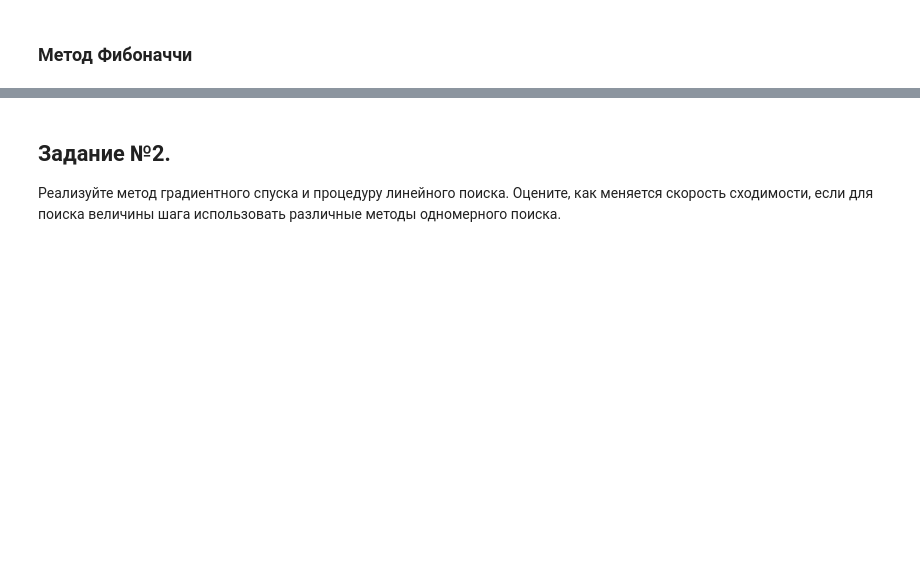
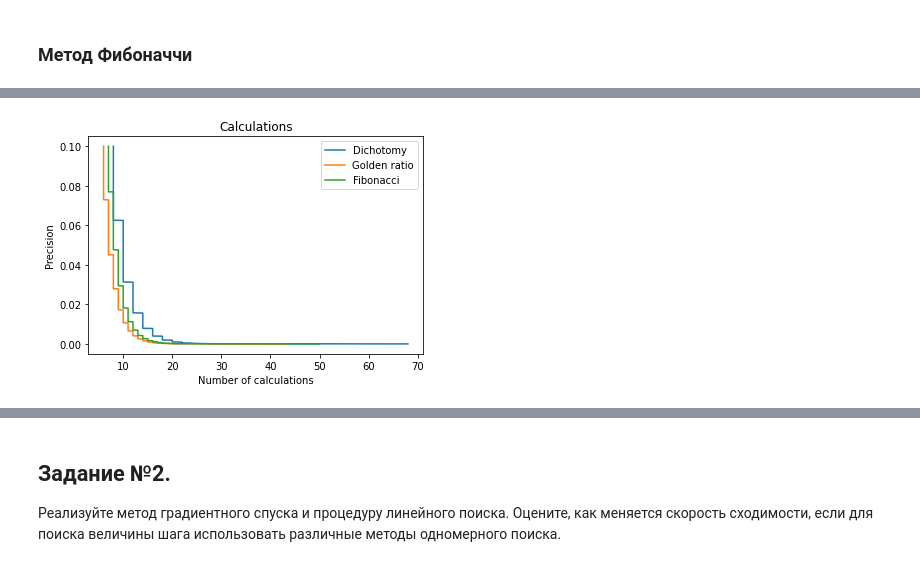
Before and after one commit to CaelmBleidd/optimization_methods, a Jupyter notebook: lab1.ipynb, the cells around one changed output, grey strips where cells are left out. Saved outputs shown, nothing was run; the diff lists cells and outputs as text; code cells hidden in the pictures; blank space fills up the shorter version.

```diff
--- a/lab1.ipynb
+++ b/lab1.ipynb
@@ -242,0 +215,11 @@ fibonacci(f, start_point, end_point, 1e-10)
+# %%
+plt.plot(get_by_index(dich_res, 3), linspace, label="Dichotomy")
+plt.plot(get_by_index(gold_res, 3), linspace, label="Golden ratio")
+plt.plot(get_by_index(fib_res, 3), linspace, label="Fibonacci")
+plt.title("Calculations")
+plt.xlabel("Number of calculations")
+plt.ylabel("Precision")
+plt.legend()
+plt.show()
+# %% [output]
+[figure, added]
```
Also changed, not shown: parts of 15 cells of this notebook.
